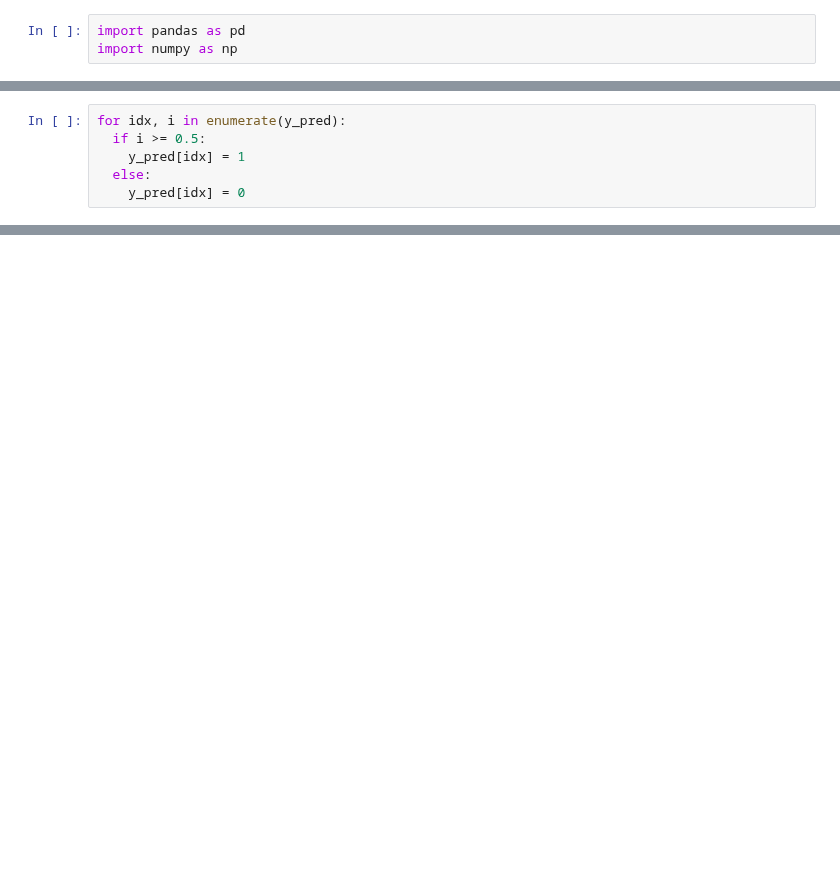
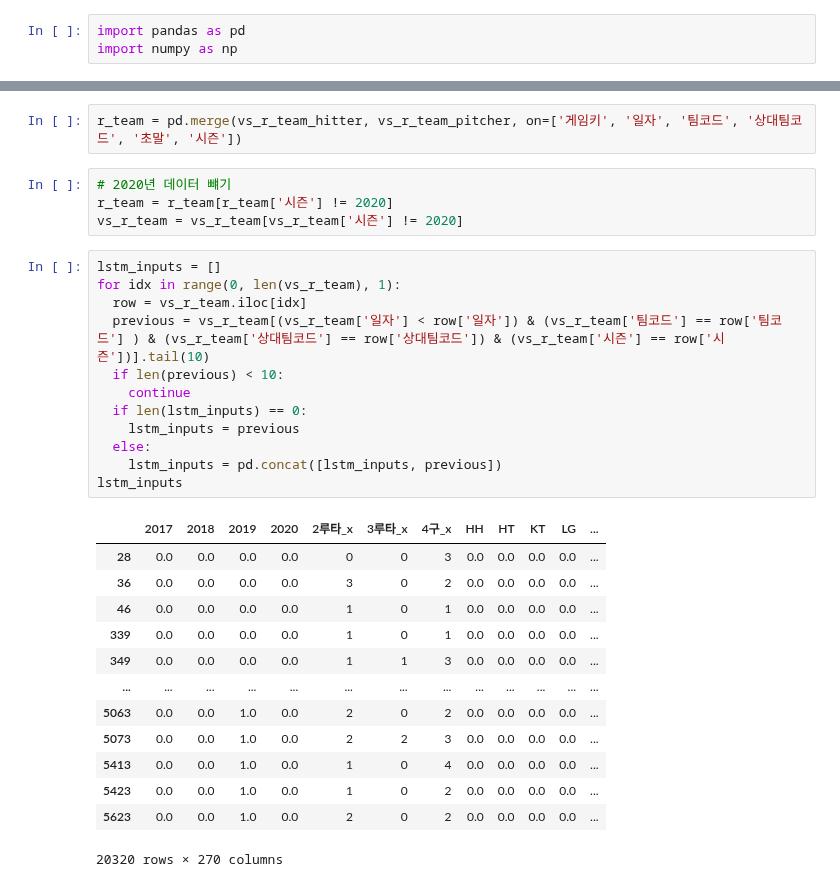
Before and after one commit to seonghunYang/big_contest2020, a Jupyter notebook: Untitled0.ipynb, the cells around one changed output, grey strips where cells are left out. Drawn from its saved outputs; the diff is of its cells as text; blank space fills up the shorter version.

```diff
--- a/Untitled0.ipynb
+++ b/Untitled0.ipynb
@@ -249,6 +13,0 @@ array([[121, 211],
-# %%
-for idx, i in enumerate(y_pred):
-  if i >= 0.5:
-    y_pred[idx] = 1
-  else:
-    y_pred[idx] = 0
@@ -301,0 +70,32 @@ array([[144, 188],
+# %%
+r_team = pd.merge(vs_r_team_hitter, vs_r_team_pitcher, on=['게임키', '일자', '팀코드', '상대팀코드', '초말', '시즌'])
+# %%
+# 2020년 데이터 뺴기
+r_team = r_team[r_team['시즌'] != 2020]
+vs_r_team = vs_r_team[vs_r_team['시즌'] != 2020]
+# %%
+lstm_inputs = []
+for idx in range(0, len(vs_r_team), 1):
+  row = vs_r_team.iloc[idx]
+  previous = vs_r_team[(vs_r_team['일자'] < row['일자']) & (vs_r_team['팀코드'] == row['팀코드'] ) & (vs_r_team['상대팀코드'] == row['상대팀코드']) & (vs_r_team['시즌'] == row['시즌'])].tail(10)
+  if len(previous) < 10:
+    continue
+  if len(lstm_inputs) == 0:
+    lstm_inputs = previous
+  else:
+    lstm_inputs = pd.concat([lstm_inputs, previous])
+lstm_inputs
+# %% [output]
+|  | 2017 | 2018 | 2019 | 2020 | 2루타_x | 3루타_x | 4구_x | HH | HT | KT | LG | ... |
+| 28 | 0.0 | 0.0 | 0.0 | 0.0 | 0 | 0 | 3 | 0.0 | 0.0 | 0.0 | 0.0 | ... |
+| 36 | 0.0 | 0.0 | 0.0 | 0.0 | 3 | 0 | 2 | 0.0 | 0.0 | 0.0 | 0.0 | ... |
+| 46 | 0.0 | 0.0 | 0.0 | 0.0 | 1 | 0 | 1 | 0.0 | 0.0 | 0.0 | 0.0 | ... |
+| 339 | 0.0 | 0.0 | 0.0 | 0.0 | 1 | 0 | 1 | 0.0 | 0.0 | 0.0 | 0.0 | ... |
+| 349 | 0.0 | 0.0 | 0.0 | 0.0 | 1 | 1 | 3 | 0.0 | 0.0 | 0.0 | 0.0 | ... |
+| ... | ... | ... | ... | ... | ... | ... | ... | ... | ... | ... | ... | ... |
+| 5063 | 0.0 | 0.0 | 1.0 | 0.0 | 2 | 0 | 2 | 0.0 | 0.0 | 0.0 | 0.0 | ... |
+| 5073 | 0.0 | 0.0 | 1.0 | 0.0 | 2 | 2 | 3 | 0.0 | 0.0 | 0.0 | 0.0 | ... |
+| 5413 | 0.0 | 0.0 | 1.0 | 0.0 | 1 | 0 | 4 | 0.0 | 0.0 | 0.0 | 0.0 | ... |
+| 5423 | 0.0 | 0.0 | 1.0 | 0.0 | 1 | 0 | 2 | 0.0 | 0.0 | 0.0 | 0.0 | ... |
+| 5623 | 0.0 | 0.0 | 1.0 | 0.0 | 2 | 0 | 2 | 0.0 | 0.0 | 0.0 | 0.0 | ... |
+20320 rows × 270 columns
```
Also changed, not shown: parts of 46 cells of this notebook.
